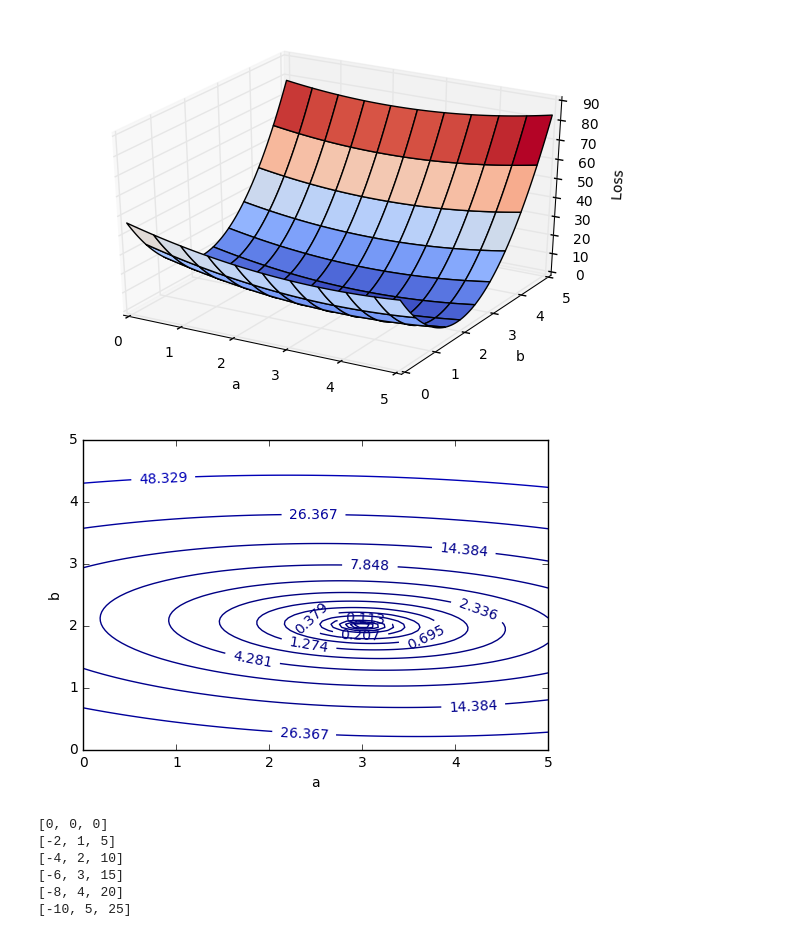
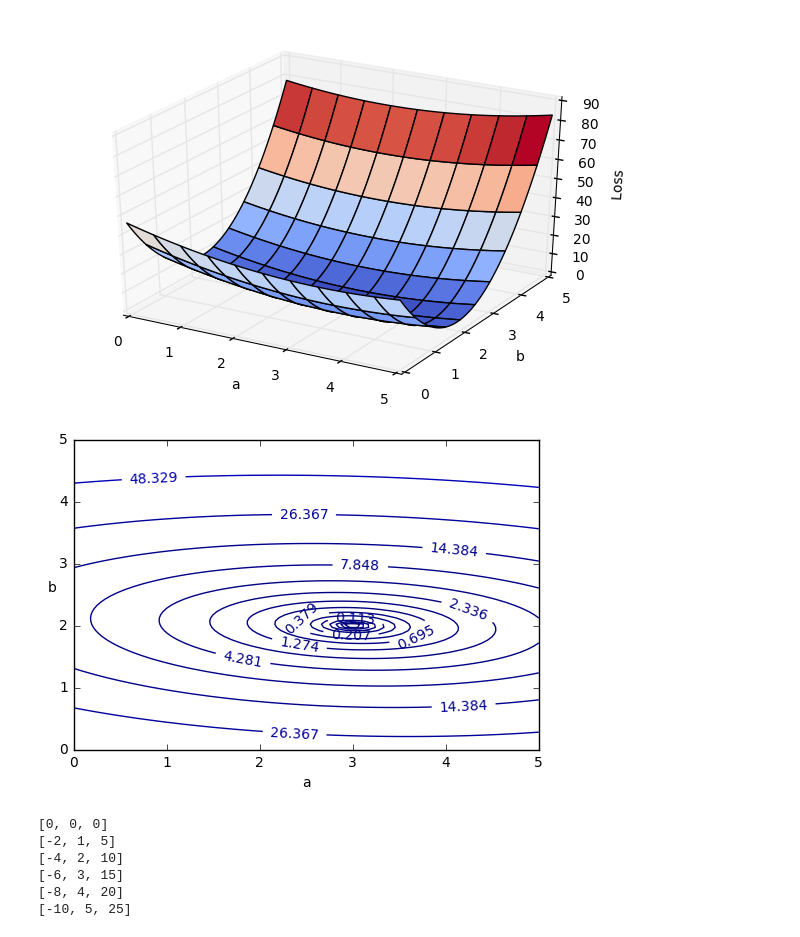
Before and after one commit to jarmop/learning, a Jupyter notebook: machine-learning.ipynb, the cells around one changed output. Drawn from its saved outputs; the diff is of its cells as text; code cells hidden in the pictures.

```diff
--- a/machine-learning.ipynb
+++ b/machine-learning.ipynb
@@ -118,15 +118,15 @@ plt.show()
 # %%
 plt.figure()
 # Plot cost as 15 contours spaced logarithmically between 0.01 and 100
 CS = plt.contour(surfA, surfB, surfL, np.logspace(-2, 3, 20))
 plt.clabel(CS, inline=1, fontsize=10)
 #plt.title('Simplest default with labels')
 
 plt.xlabel('a')
-plt.ylabel('b')
+plt.ylabel('b', {'rotation': 'horizontal'})
 plt.show()
 # %% [output]
-[figure, old version]
+[figure, new version]
 # %%
 machine = Machine()
 plt.plot(training_set, t_values, linewidth=2.0)
```
Also changed, not shown: parts of 1 cell of this notebook.
